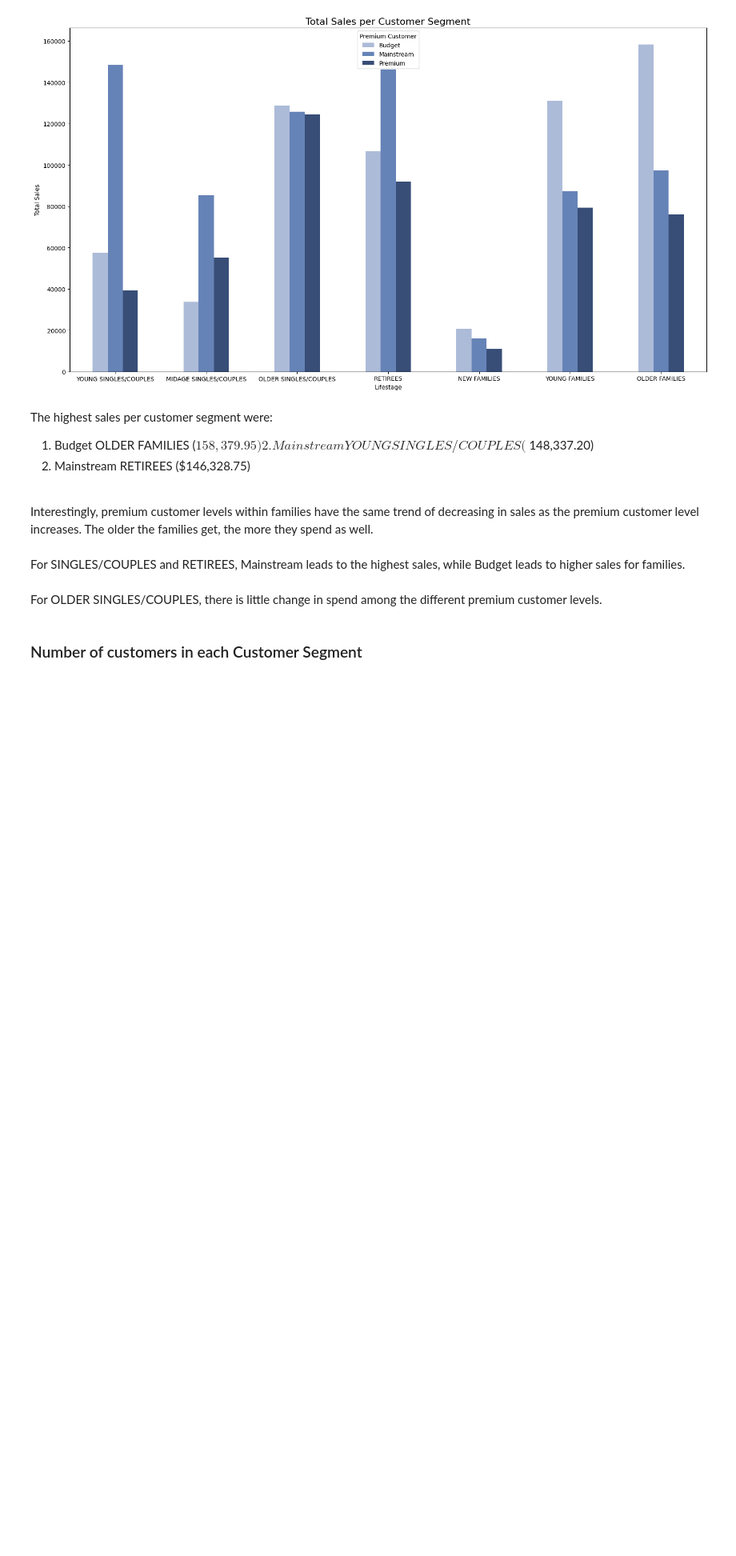
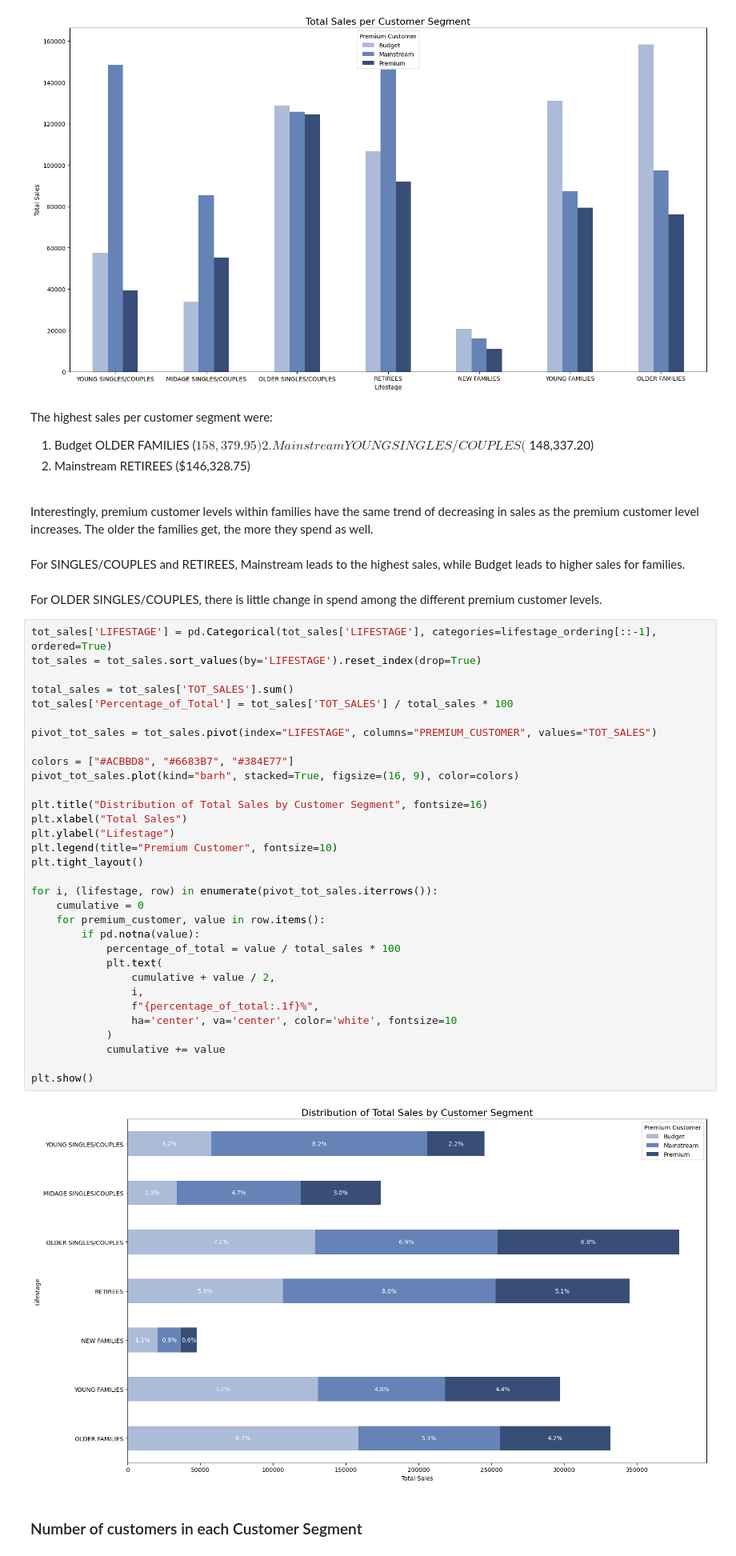
Before and after one commit to hrule/Quantium-Data-Analysis, a Jupyter notebook: Task 1/task1.ipynb, the cells around one changed output. Shown at 80% size. Drawn from its saved outputs; the diff is of its cells as text; blank space fills up the shorter version.

```diff
--- a/Task 1/task1.ipynb
+++ b/Task 1/task1.ipynb
@@ -570,6 +588,40 @@ Interestingly, premium customer levels within families have the same trend of de
 For SINGLES/COUPLES and RETIREES, Mainstream leads to the highest sales, while Budget leads to higher sales for families.
 <br> <br>
 For OLDER SINGLES/COUPLES, there is little change in spend among the different premium customer levels.
+# %%
+tot_sales['LIFESTAGE'] = pd.Categorical(tot_sales['LIFESTAGE'], categories=lifestage_ordering[::-1], ordered=True)
+tot_sales = tot_sales.sort_values(by='LIFESTAGE').reset_index(drop=True)
+
+total_sales = tot_sales['TOT_SALES'].sum()
+tot_sales['Percentage_of_Total'] = tot_sales['TOT_SALES'] / total_sales * 100
+
+pivot_tot_sales = tot_sales.pivot(index="LIFESTAGE", columns="PREMIUM_CUSTOMER", values="TOT_SALES")
+
+colors = ["#ACBBD8", "#6683B7", "#384E77"]
+pivot_tot_sales.plot(kind="barh", stacked=True, figsize=(16, 9), color=colors)
+
+plt.title("Distribution of Total Sales by Customer Segment", fontsize=16)
+plt.xlabel("Total Sales")
+plt.ylabel("Lifestage")
+plt.legend(title="Premium Customer", fontsize=10)
+plt.tight_layout()
+
+for i, (lifestage, row) in enumerate(pivot_tot_sales.iterrows()):
+    cumulative = 0
+    for premium_customer, value in row.items():
+        if pd.notna(value):
+            percentage_of_total = value / total_sales * 100
+            plt.text(
+                cumulative + value / 2,
+                i,
+                f"{percentage_of_total:.1f}%",
+                ha='center', va='center', color='white', fontsize=10
+            )
+            cumulative += value
+
+plt.show()
+# %% [output]
+[figure, added]
 # %% [markdown]
 ### Number of customers in each Customer Segment
 # %%
```
Also changed, not shown: parts of 11 cells of this notebook, 1 other file.
